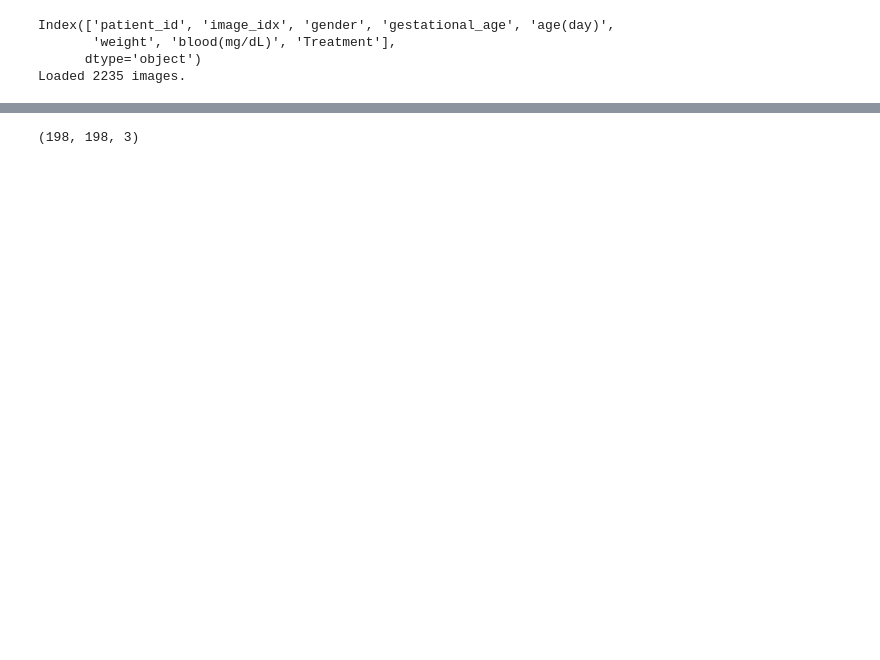
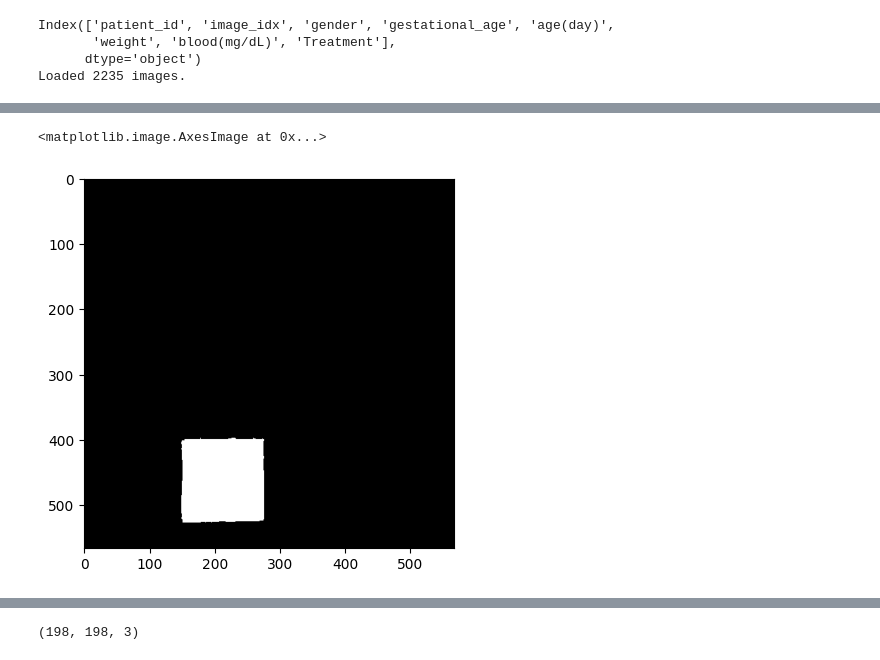
Before and after one commit to AnshumaanKarna92/NeonatalJaundicePrediction, a Jupyter notebook: ResearchPaper.ipynb, the cells around one changed output, grey strips where cells are left out. Saved outputs shown, nothing was run; the diff lists cells and outputs as text; code cells hidden in the pictures; blank space fills up the shorter version.

```diff
--- a/ResearchPaper.ipynb
+++ b/ResearchPaper.ipynb
@@ -103,3 +153,8 @@ else:
+# %%
+plt.imshow(cv2.cvtColor(red_mask, cv2.COLOR_BGR2RGB))
+# %% [output]
+<matplotlib.image.AxesImage at 0x...>
+[figure, added]
 # %%
 def extract_skin_roi(image, roi_fraction=0.35):
     h, w = image.shape[:2]
```
Also changed, not shown: parts of 15 cells of this notebook.
